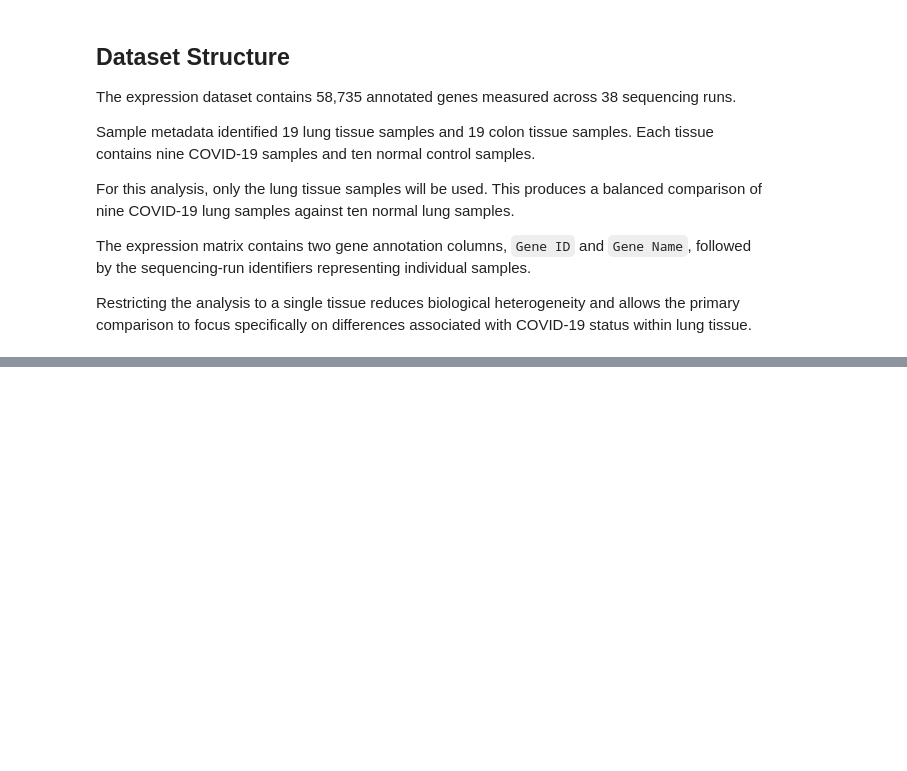
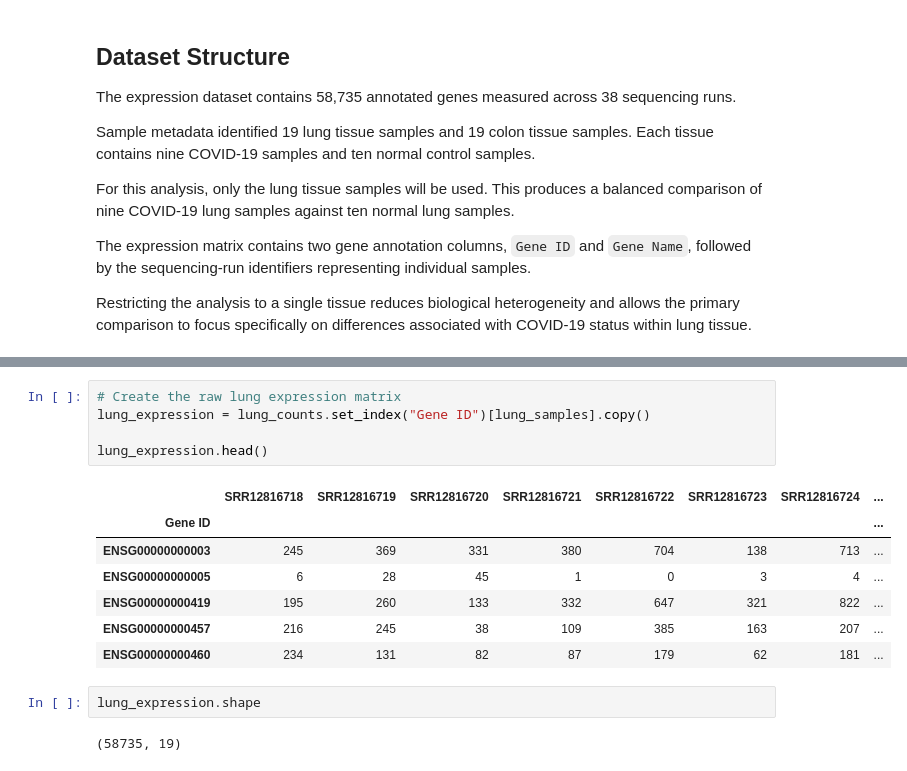
Before and after one commit to shaunagbaje/projects, a Jupyter notebook: 03_covid_gene_expression/gene_expression_analysis.ipynb, the cells around one changed output, grey strips where cells are left out. Cells and saved outputs as stored; diff of their text form; blank space fills up the shorter version.

```diff
--- a/03_covid_gene_expression/gene_expression_analysis.ipynb
+++ b/03_covid_gene_expression/gene_expression_analysis.ipynb
@@ -439,0 +454,17 @@ Restricting the analysis to a single tissue reduces biological heterogeneity and
+# %%
+# Create the raw lung expression matrix
+lung_expression = lung_counts.set_index("Gene ID")[lung_samples].copy()
+
+lung_expression.head()
+# %% [output]
+|  | SRR12816718 | SRR12816719 | SRR12816720 | SRR12816721 | SRR12816722 | SRR12816723 | SRR12816724 | ... |
+| Gene ID |  |  |  |  |  |  |  | ... |
+| ENSG00000000003 | 245 | 369 | 331 | 380 | 704 | 138 | 713 | ... |
+| ENSG00000000005 | 6 | 28 | 45 | 1 | 0 | 3 | 4 | ... |
+| ENSG00000000419 | 195 | 260 | 133 | 332 | 647 | 321 | 822 | ... |
+| ENSG00000000457 | 216 | 245 | 38 | 109 | 385 | 163 | 207 | ... |
+| ENSG00000000460 | 234 | 131 | 82 | 87 | 179 | 62 | 181 | ... |
+# %%
+lung_expression.shape
+# %% [output]
+(58735, 19)
```
Also changed, not shown: parts of 18 cells of this notebook.
